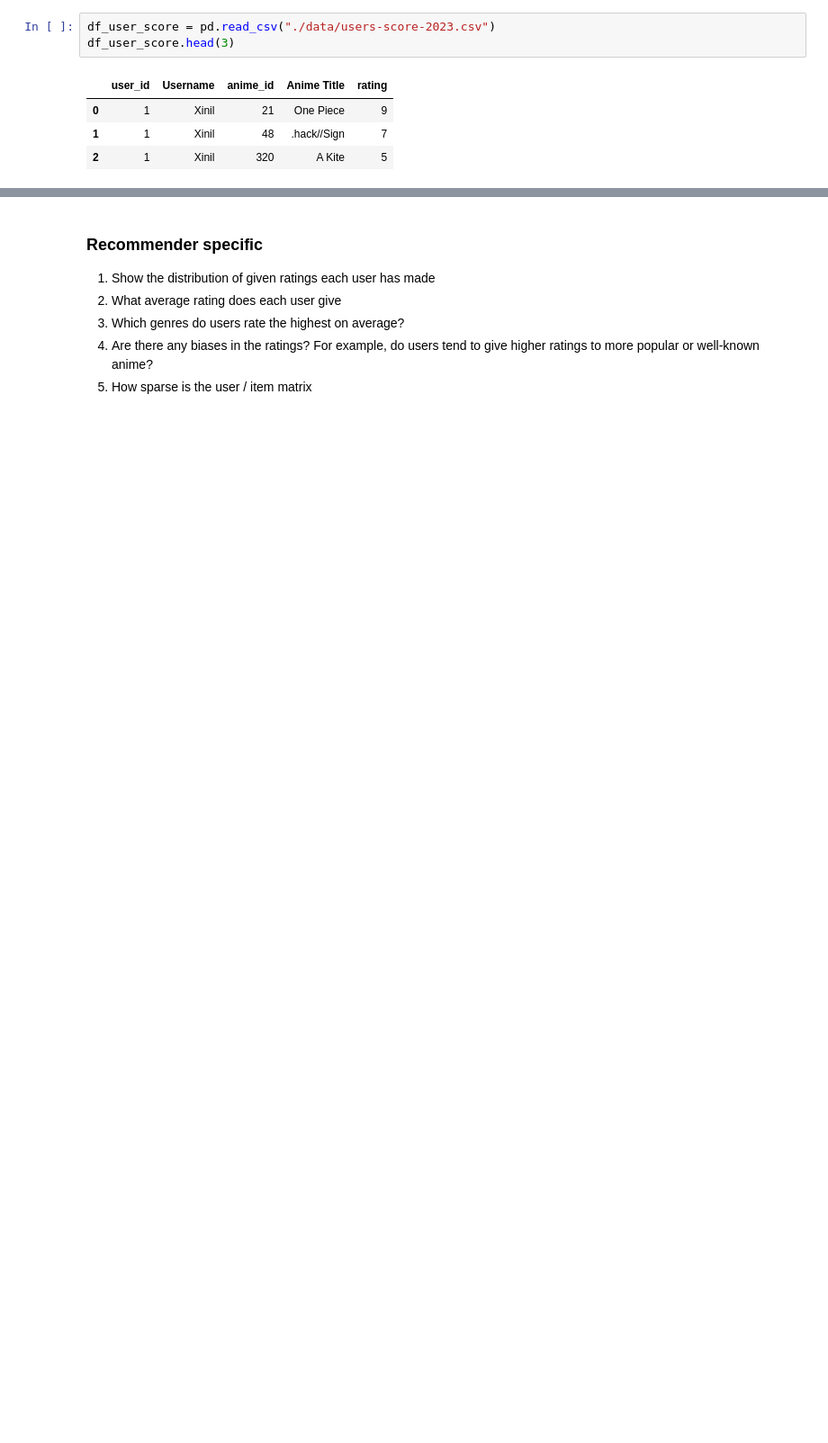
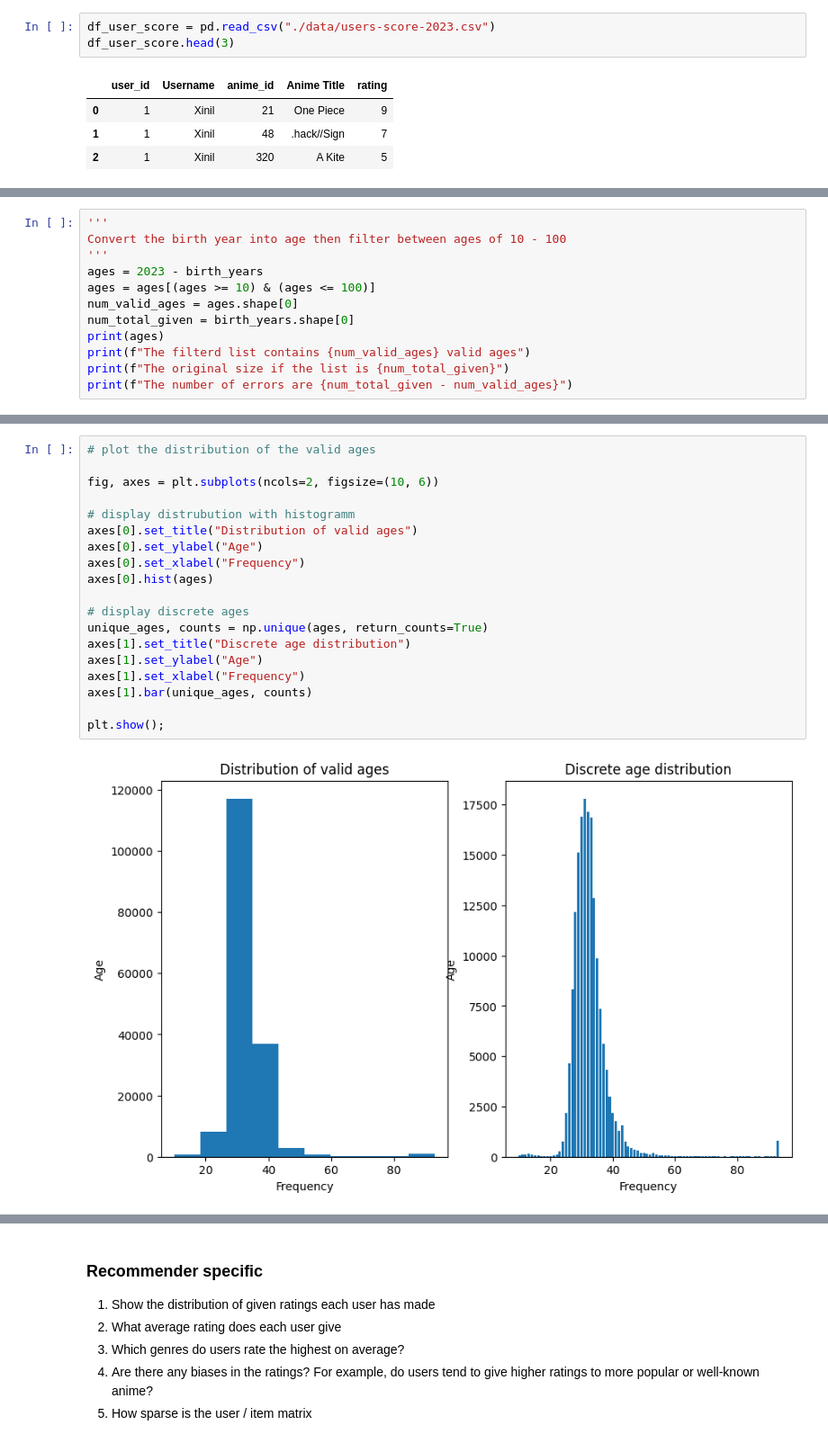
Before and after one commit to hoangviet-nguyen/anime-recommendation, a Jupyter notebook: notebooks/exploration.ipynb, the cells around one changed output, grey strips where cells are left out. Shown at 90% size. Saved outputs shown, nothing was run; the diff lists cells and outputs as text; blank space fills up the shorter version.

```diff
--- a/notebooks/exploration.ipynb
+++ b/notebooks/exploration.ipynb
@@ -116,0 +186,12 @@ df_user_score.head(3)
+# %%
+'''
+Convert the birth year into age then filter between ages of 10 - 100
+'''
+ages = 2023 - birth_years
+ages = ages[(ages >= 10) & (ages <= 100)]
+num_valid_ages = ages.shape[0]
+num_total_given = birth_years.shape[0]
+print(ages)
+print(f"The filterd list contains {num_valid_ages} valid ages")
+print(f"The original size if the list is {num_total_given}")
+print(f"The number of errors are {num_total_given - num_valid_ages}")
@@ -116,0 +206,21 @@ df_user_score.head(3)
+# %%
+# plot the distribution of the valid ages
+
+fig, axes = plt.subplots(ncols=2, figsize=(10, 6))
+
+# display distrubution with histogramm
+axes[0].set_title("Distribution of valid ages")
+axes[0].set_ylabel("Age")
+axes[0].set_xlabel("Frequency")
+axes[0].hist(ages)
+
+# display discrete ages
+unique_ages, counts = np.unique(ages, return_counts=True)
+axes[1].set_title("Discrete age distribution")
+axes[1].set_ylabel("Age")
+axes[1].set_xlabel("Frequency")
+axes[1].bar(unique_ages, counts)
+
+plt.show();
+# %% [output]
+[figure, added]
```
Also changed, not shown: parts of 15 cells of this notebook.
